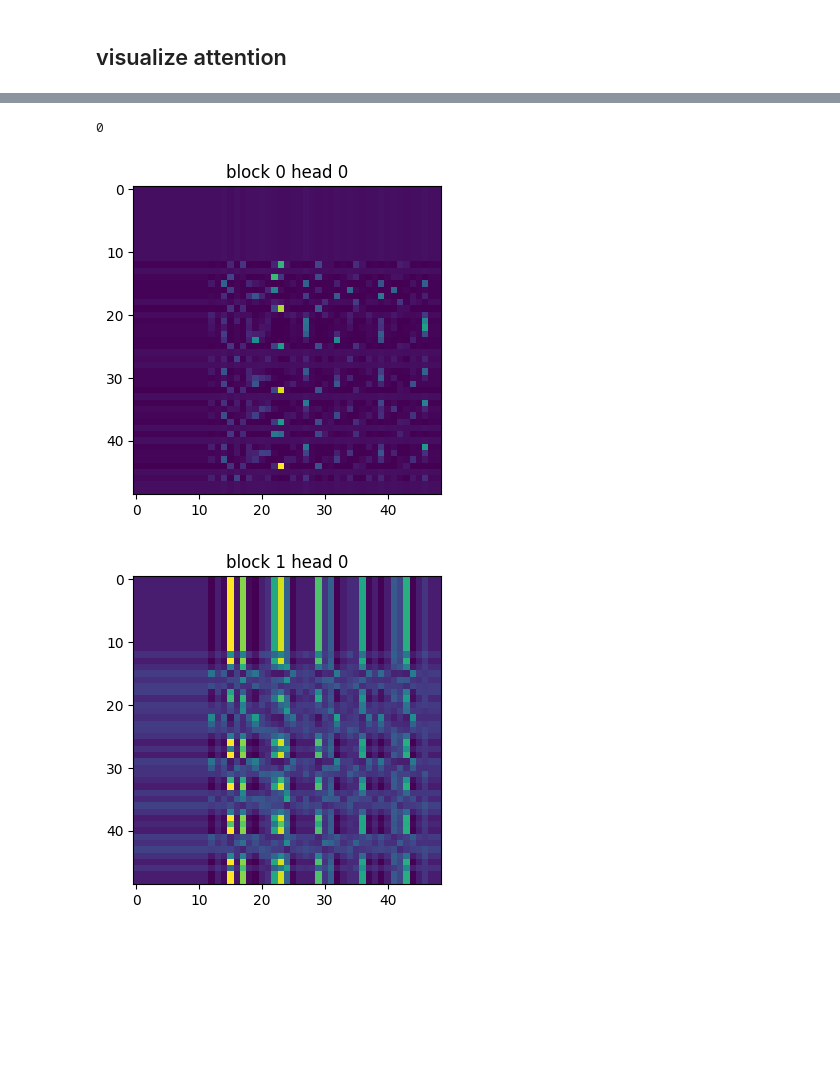
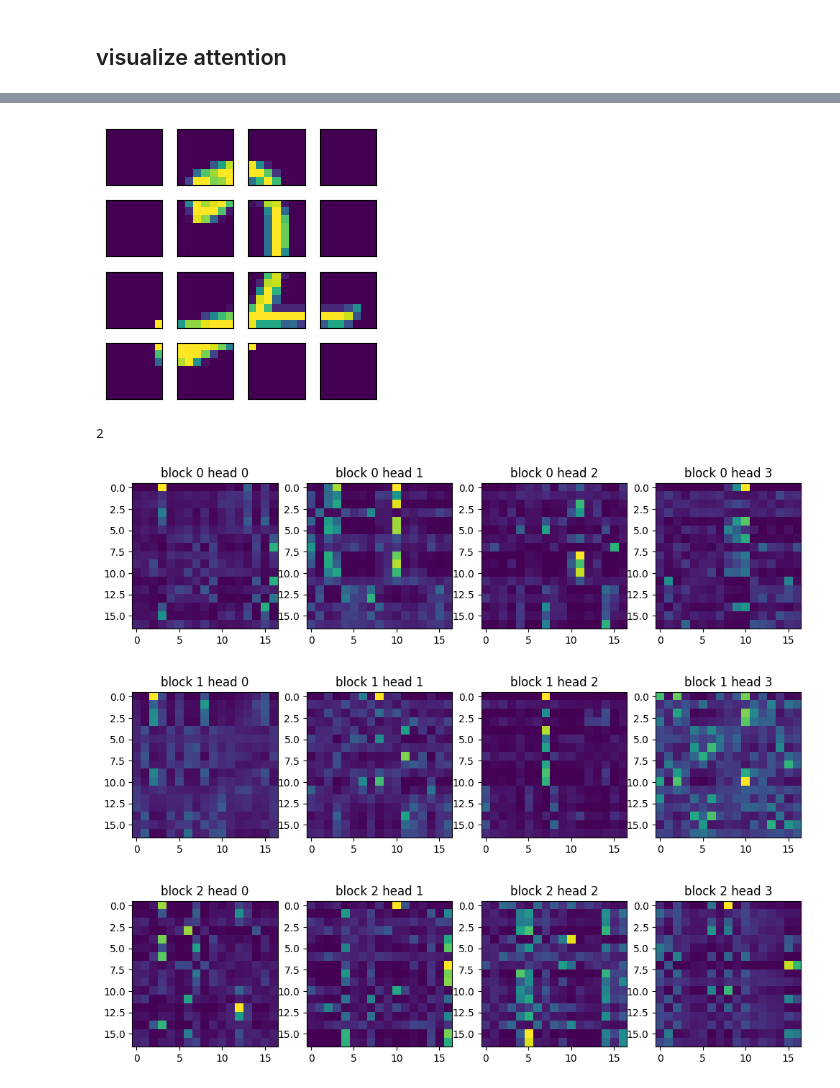
Before and after one commit to peluche/ViT, a Jupyter notebook: vit.ipynb, the cells around one changed output, grey strips where cells are left out. Saved outputs shown, nothing was run; the diff lists cells and outputs as text; code cells hidden in the pictures; blank space fills up the shorter version.

Commit message:
working ViT + visualizations

```diff
--- a/vit.ipynb
+++ b/vit.ipynb
@@ -112,0 +107,3 @@ torch.Size([128, 1, 28, 28])
+# %%
+images = next(iter(data))[0][:2]
+plot(images[0])
@@ -194,51 +228,47 @@ class Block(nn.Module):
     return x
 
 class Net(nn.Module):
-  def __init__(self, positional=Positional.LEARNED, n_heads=N_HEADS, n_blocks=N_BLOCKS, embed_size=EMBED_SIZE, hidden_size=HIDDEN_SIZE, vocab_size=VOCAB_SIZE, context_size=CONTEXT_SIZE, dropout=DROPOUT):
+  def __init__(self, positional=Positional.LEARNED, n_heads=N_HEADS, n_blocks=N_BLOCKS, embed_size=EMBED_SIZE, hidden_size=HIDDEN_SIZE, vocab_size=VOCAB_SIZE, context_size=CONTEXT_SIZE, dropout=DROPOUT, tile_size=TILE_SIZE):
     super().__init__()
     self.positional = positional
     self.context_size = context_size
+    self.tile_size = tile_size
     # net
     if positional == Positional.SINUSOIDAL: self.positional_embedding = get_sinusoidal_positional_encoding()
     elif positional == Positional.LEARNED: self.positional_embedding = nn.Embedding(context_size, embed_size)
     else: self.positional_embedding = torch.tensor(0.).to(device)
-    self.token_embedding = nn.Embedding(vocab_size, embed_size)
+    self.tile_embedding = nn.Linear(TILE_SIZE * TILE_SIZE * CHANNEL, embed_size)
+    self.cls_token = nn.Parameter(torch.randn(1, 1, embed_size))
     self.blocks = nn.Sequential(*[Block(positional, n_heads, embed_size, hidden_size, dropout, i) for i in range(n_blocks)])
     self.head = nn.Linear(embed_size, vocab_size)
 
   def forward(self, x):
-    # ============ FIX THE CODE HERE ============
-    b, c, h, w = x.shape
-    x = x.view(b, -1, 16)
-    # ============        END        ============
-
-    # (batch_size, context_size)
-    # x = self.token_embedding(x) # TODO: CHANGE INTO IMAGE CHUNKING
-    # # positional encoding
-    # x = x + self.get_positional_embedding()
-
+    # (batch_size, channel, height, width)
+    # split into tiles/patches/chunks
+    x = einops.rearrange(x, 'b c (h t1) (w t2) -> b (h w) (c t1 t2)', t1=self.tile_size, t2=self.tile_size)
+    # embed
+    x = self.tile_embedding(x)
+    # add cls token
+    cls_token = self.cls_token.expand(x.shape[0], -1, -1)
+    x = torch.cat((cls_token, x), dim=1)
+    # positional encoding
+    x = x + self.get_positional_embedding()
     # attention and ff
     x = self.blocks(x)
     # head
     x = self.head(x)
-
     # only look at first token:
     x = x[:, 0, :]
-
     return x
 
   def get_positional_embedding(self):
     if self.positional == Positional.LEARNED:
       return self.positional_embedding(torch.arange(0, self.context_size).to(device))
     return self.positional_embedding
-
-  def get_positional_embeddings(self):
-    return self.get_positional_embedding().detach().cpu()
 # %% [markdown]
 ## train
 # %%
-model = Net(positional=Positional.LEARNED, n_heads=1, n_blocks=2).to(device)
-positional_embeddings = []
+model = Net(positional=Positional.LEARNED, n_heads=4, n_blocks=3).to(device)
 # %%
 def train(model, epochs, lr=LEARNING_RATE, do_log=True, log_every=1):
   model.train()
@@ -255,5 +285,5 @@ def train(model, epochs, lr=LEARNING_RATE, do_log=True, log_every=1):
     if do_log and epoch % log_every == 0:
       print(f'{epoch:5} {loss.item()}')
 
-train(model, epochs=5)
+train(model, epochs=10)
 # %% [output]
@@ -275,6 +310,8 @@ accuracy on train: 68.81876373291016
 def visualize_attention(model, img):
     model.eval()
     plot(img)
+    tiles = einops.rearrange(img, 'c (h t1) (w t2) -> (h w) c t1 t2', t1=TILE_SIZE, t2=TILE_SIZE)
+    plot(tiles, n_col=4, block_size=0.75)
     img = img.to(device).unsqueeze(0)
     out = model(img).argmax(-1).item()
     print(out)
@@ -295,3 +332,5 @@ visualize_attention(model, next(iter(data))[0][0])
+[figure, new version]
-0
+2
-[figure, old version]
-[figure, old version]
+[figure, new version]
+[figure, added]
+[figure, added]
```
Also changed, not shown: parts of 15 cells of this notebook.
